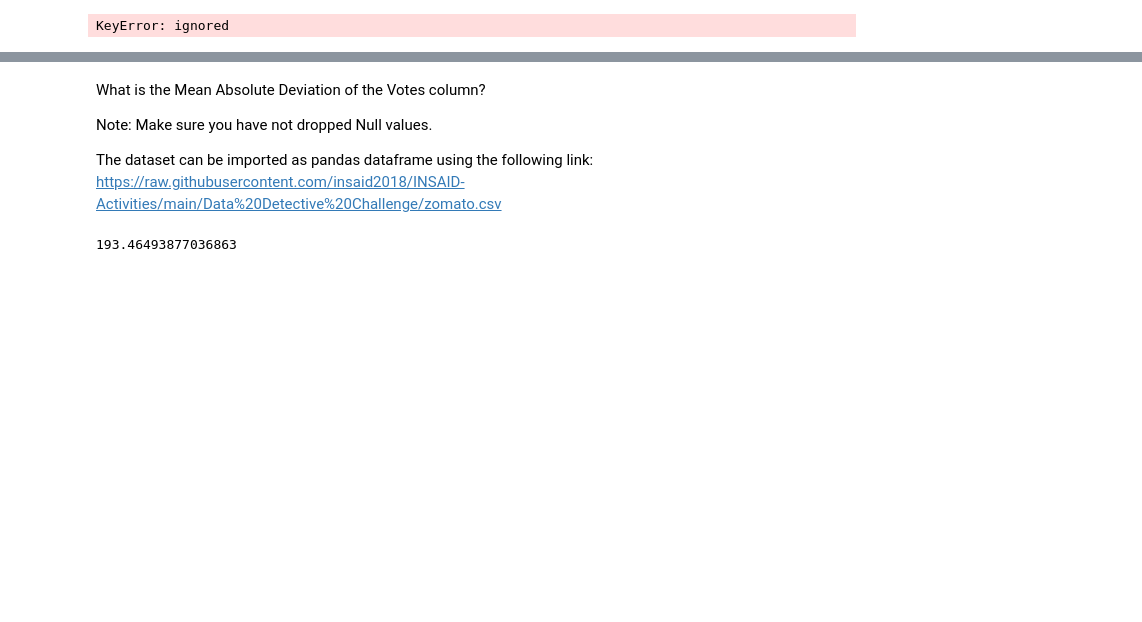
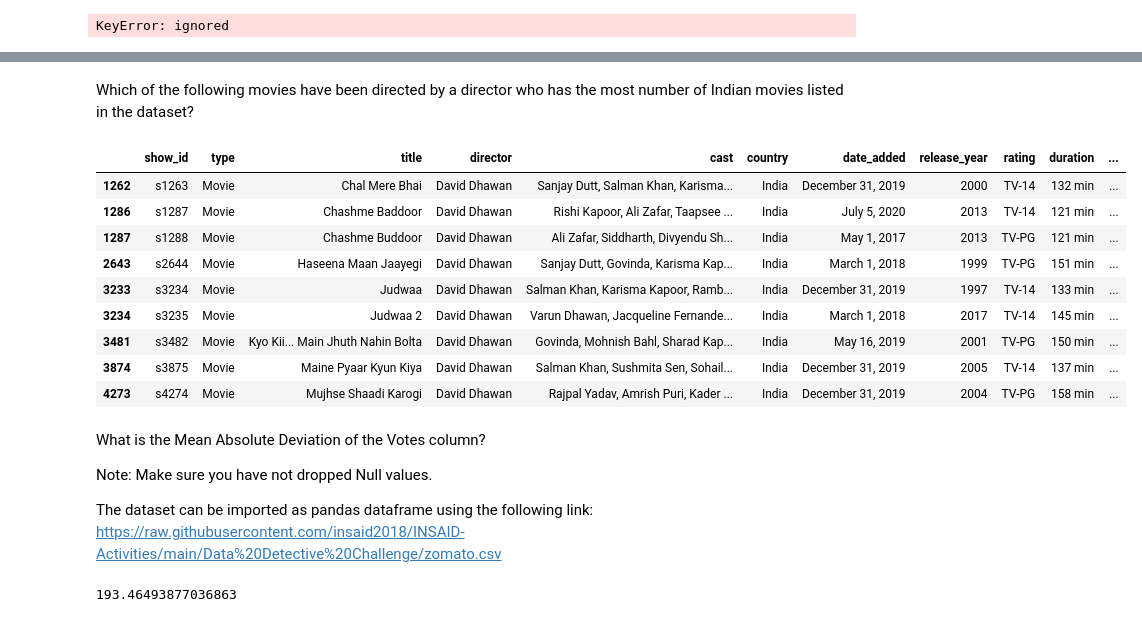
Before and after one commit to Archandra12/Term4-Projects, a Jupyter notebook: Pandas_testINSAID.ipynb, the cells around one changed output, grey strips where cells are left out. Saved outputs shown, nothing was run; the diff lists cells and outputs as text; code cells hidden in the pictures; blank space fills up the shorter version.

```diff
--- a/Pandas_testINSAID.ipynb
+++ b/Pandas_testINSAID.ipynb
@@ -252,3 +361,18 @@ KeyError: ignored
+# %% [markdown]
+Which of the following movies have been directed by a director who has the most number of Indian movies listed in the dataset?
+# %%
+df_netflix[df_netflix['director']==df_netflix[df_netflix.country.str.contains('India') & df_netflix.country.notnull()].groupby('director')['director'].count().nlargest(1).index[0]]
+# %% [output]
+|  | show_id | type | title | director | cast | country | date_added | release_year | rating | duration | ... |
+| 1262 | s1263 | Movie | Chal Mere Bhai | David Dhawan | Sanjay Dutt, Salman Khan, Karisma... | India | December 31, 2019 | 2000 | TV-14 | 132 min | ... |
+| 1286 | s1287 | Movie | Chashme Baddoor | David Dhawan | Rishi Kapoor, Ali Zafar, Taapsee ... | India | July 5, 2020 | 2013 | TV-14 | 121 min | ... |
+| 1287 | s1288 | Movie | Chashme Buddoor | David Dhawan | Ali Zafar, Siddharth, Divyendu Sh... | India | May 1, 2017 | 2013 | TV-PG | 121 min | ... |
+| 2643 | s2644 | Movie | Haseena Maan Jaayegi | David Dhawan | Sanjay Dutt, Govinda, Karisma Kap... | India | March 1, 2018 | 1999 | TV-PG | 151 min | ... |
+| 3233 | s3234 | Movie | Judwaa | David Dhawan | Salman Khan, Karisma Kapoor, Ramb... | India | December 31, 2019 | 1997 | TV-14 | 133 min | ... |
+| 3234 | s3235 | Movie | Judwaa 2 | David Dhawan | Varun Dhawan, Jacqueline Fernande... | India | March 1, 2018 | 2017 | TV-14 | 145 min | ... |
+| 3481 | s3482 | Movie | Kyo Kii... Main Jhuth Nahin Bolta | David Dhawan | Govinda, Mohnish Bahl, Sharad Kap... | India | May 16, 2019 | 2001 | TV-PG | 150 min | ... |
+| 3874 | s3875 | Movie | Maine Pyaar Kyun Kiya | David Dhawan | Salman Khan, Sushmita Sen, Sohail... | India | December 31, 2019 | 2005 | TV-14 | 137 min | ... |
+| 4273 | s4274 | Movie | Mujhse Shaadi Karogi | David Dhawan | Rajpal Yadav, Amrish Puri, Kader ... | India | December 31, 2019 | 2004 | TV-PG | 158 min | ... |
 # %% [markdown]
 What is the Mean Absolute Deviation of the Votes column?
 
```
Also changed, not shown: parts of 43 cells of this notebook.
